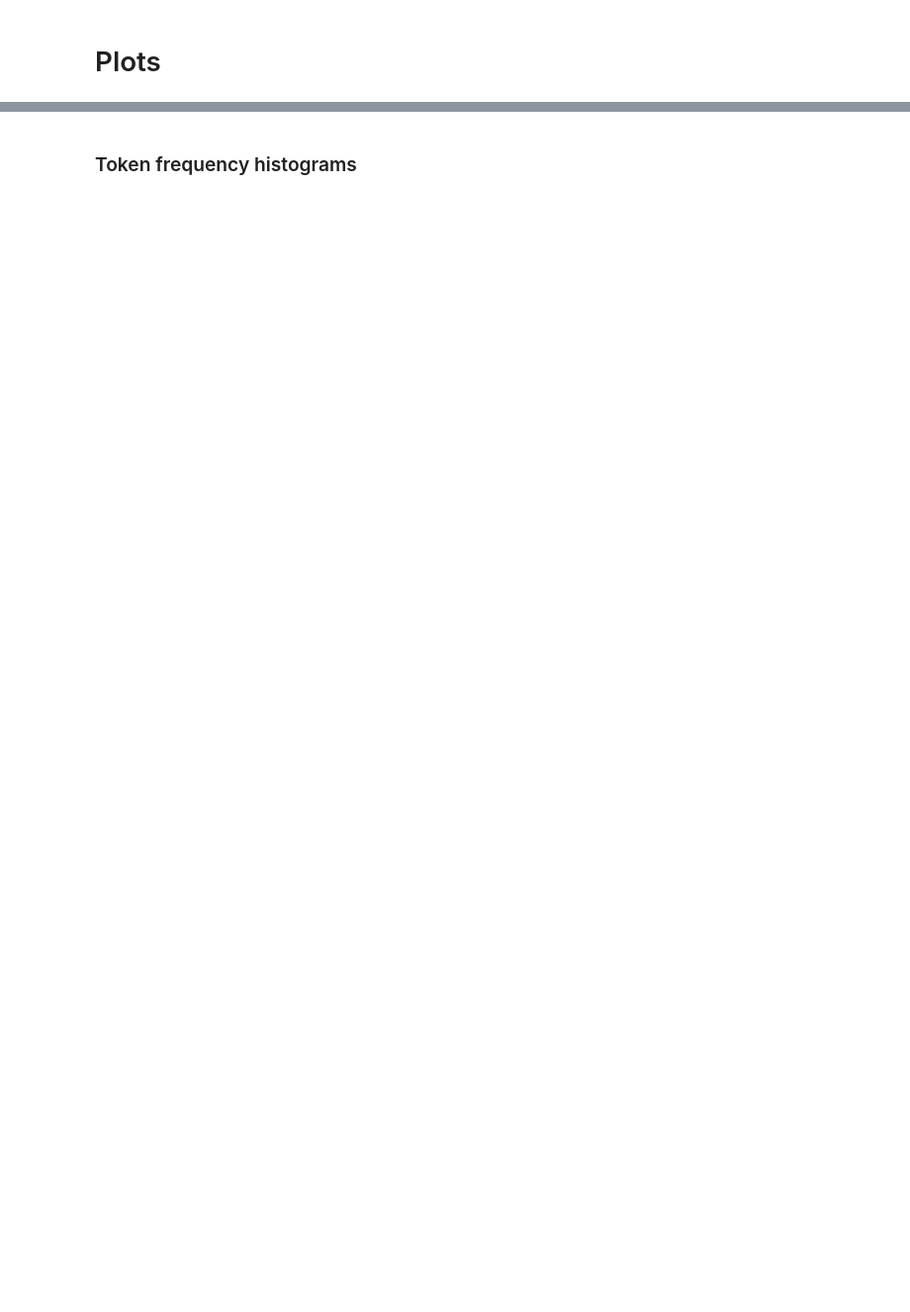
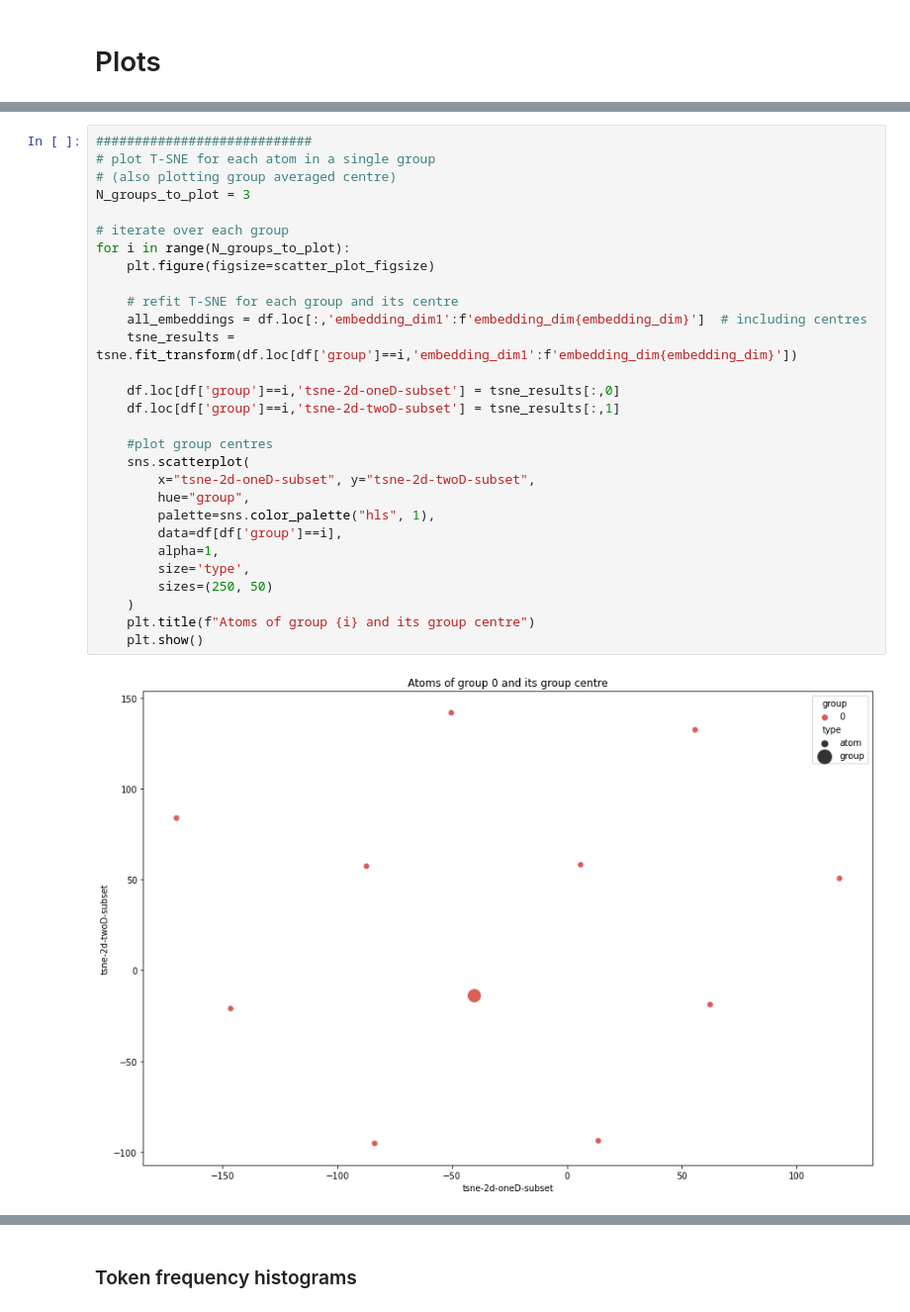
Before and after one commit to jonojace/GlobalLatentEmbedding, a Jupyter notebook: notebooks/analyse_vqvae_tokens.ipynb, the cells around one changed output, grey strips where cells are left out. Shown at 99% size. Cells and saved outputs as stored; diff of their text form; blank space fills up the shorter version.

```diff
--- a/notebooks/analyse_vqvae_tokens.ipynb
+++ b/notebooks/analyse_vqvae_tokens.ipynb
@@ -102,0 +168,31 @@ plt.show()
+# %%
+############################
+# plot T-SNE for each atom in a single group
+# (also plotting group averaged centre)
+N_groups_to_plot = 3
+
+# iterate over each group
+for i in range(N_groups_to_plot):
+    plt.figure(figsize=scatter_plot_figsize)
+
+    # refit T-SNE for each group and its centre
+    all_embeddings = df.loc[:,'embedding_dim1':f'embedding_dim{embedding_dim}']  # including centres
+    tsne_results = tsne.fit_transform(df.loc[df['group']==i,'embedding_dim1':f'embedding_dim{embedding_dim}'])
+
+    df.loc[df['group']==i,'tsne-2d-oneD-subset'] = tsne_results[:,0]
+    df.loc[df['group']==i,'tsne-2d-twoD-subset'] = tsne_results[:,1]
+
+    #plot group centres
+    sns.scatterplot(
+        x="tsne-2d-oneD-subset", y="tsne-2d-twoD-subset",
+        hue="group",
+        palette=sns.color_palette("hls", 1),
+        data=df[df['group']==i],
+        alpha=1,
+        size='type',
+        sizes=(250, 50)
+    )
+    plt.title(f"Atoms of group {i} and its group centre")
+    plt.show()
+# %% [output]
+[figure, added]
```
Also changed, not shown: parts of 16 cells of this notebook.
